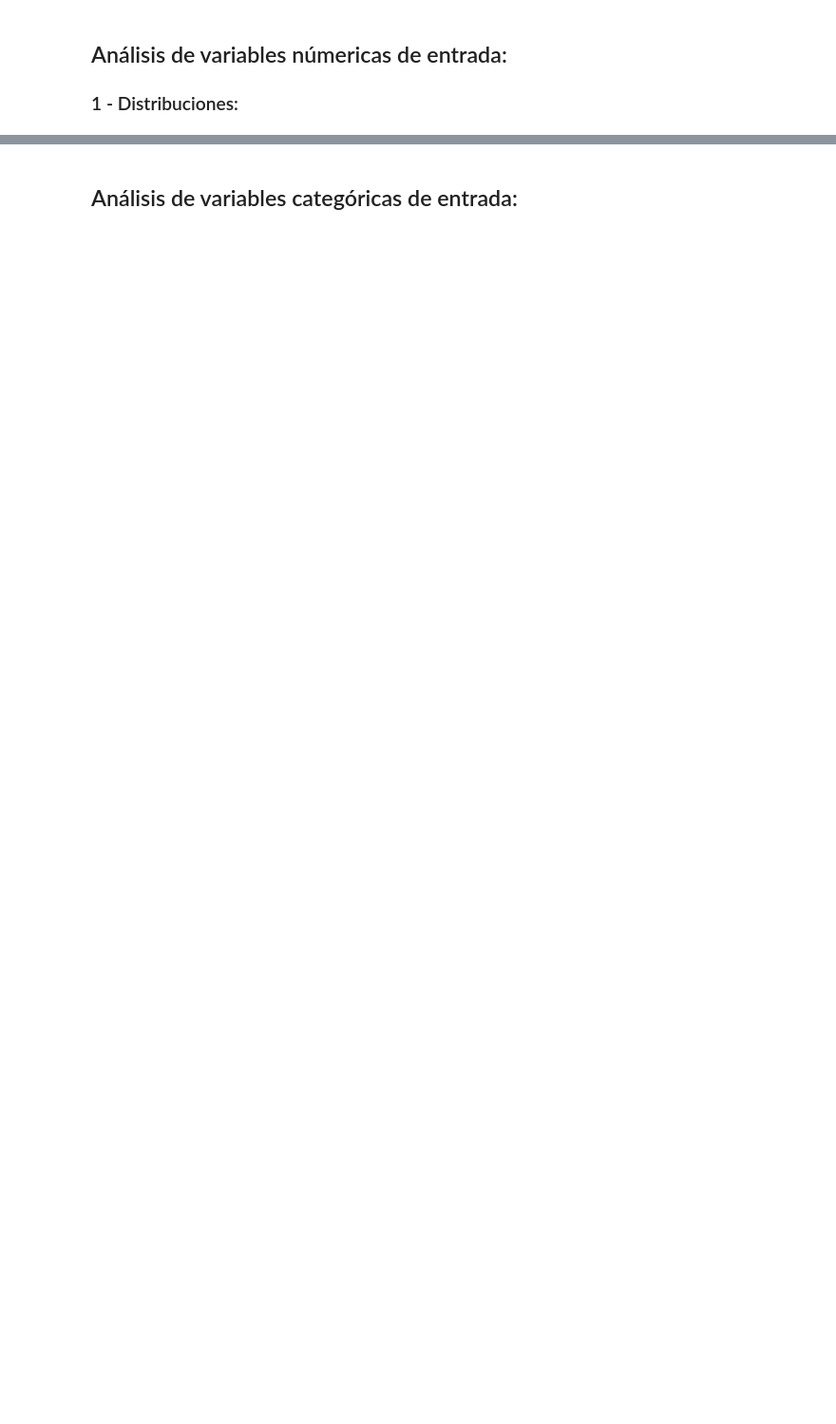
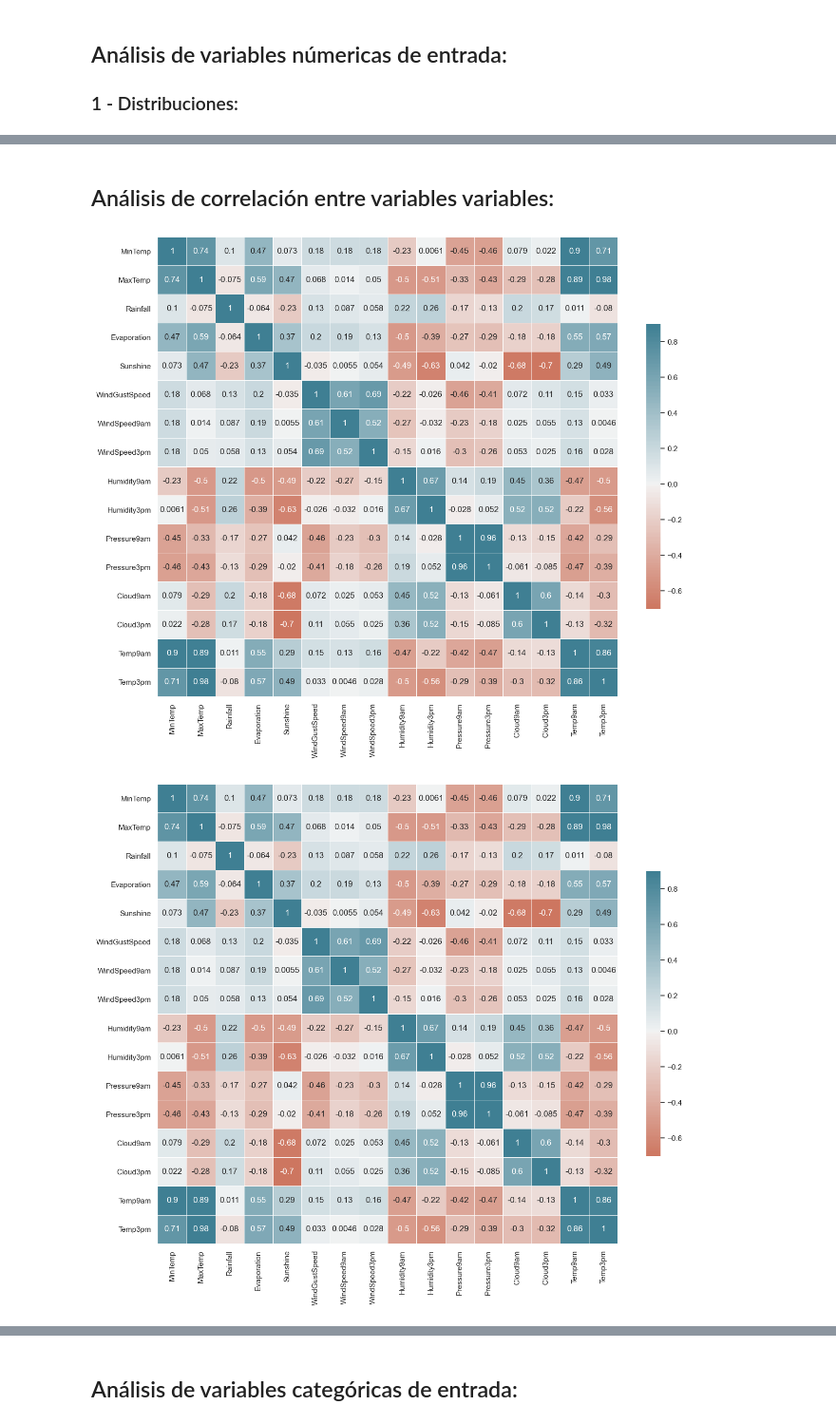
Before and after one commit to pedromperezc/Intro-AI, a Jupyter notebook: TP1 INTEGRADOR/TP Integrador.ipynb, the cells around one changed output, grey strips where cells are left out. Shown at 95% size. Saved outputs shown, nothing was run; the diff lists cells and outputs as text; code cells hidden in the pictures; blank space fills up the shorter version.

```diff
--- a/TP1 INTEGRADOR/TP Integrador.ipynb
+++ b/TP1 INTEGRADOR/TP Integrador.ipynb
@@ -117,0 +174,9 @@ for col in features:
+# %% [markdown]
+## Análisis de correlación entre variables variables:
+# %%
+fig = plt.figure(figsize=(15,15))
+sns.heatmap(df.corr(), cmap=sns.diverging_palette(20, 220, n=200), vmax=.9, center=0,square=True, linewidths=.5, cbar_kws={"shrink": .5},annot=True)
+plt.show()
+# %% [output]
+[figure, added]
+[figure, added]
```
Also changed, not shown: parts of 81 cells of this notebook.
